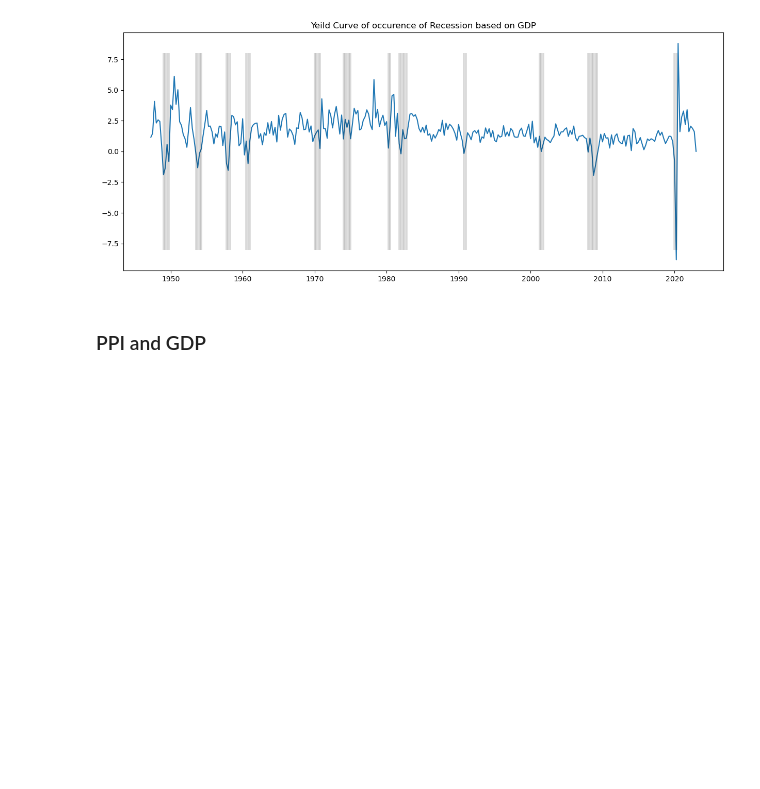
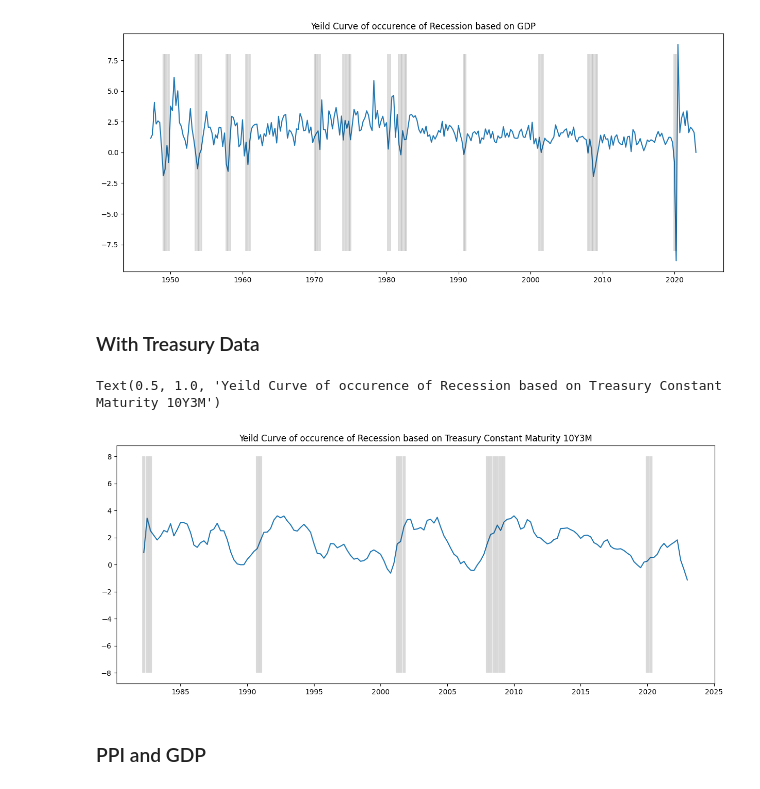
Before and after one commit to manalivs/Recession_Prediction_System, a Jupyter notebook: Recession_Project (1).ipynb, the cells around one changed output. Drawn from its saved outputs; the diff is of its cells as text; code cells hidden in the pictures; blank space fills up the shorter version.

```diff
--- a/Recession_Project (1).ipynb
+++ b/Recession_Project (1).ipynb
@@ -80,6 +85,21 @@ plt.title('Yeild Curve of occurence of Recession based on GDP')
 # %% [output]
 Text(0.5, 1.0, 'Yeild Curve of occurence of Recession based on GDP')
 [figure]
+# %% [markdown]
+### With Treasury Data
+# %%
+recession_trs = recession[recession['DATE'] > datetime(1982, 1, 1)]
+recession_trs.head()
+plt.figure(figsize=(15,6))
+plt.plot(recession_trs.DATE,recession_trs.TREASURY)
+#plt.vlines(x=[datetime(1947, 1, 1), datetime(2024, 1, 1)], y=recession_gdp.USRECQ, color='r', label='test lines')
+for index, row in recession_trs.iterrows():
+    if row.USRECQ == 1:
+        plt.vlines(x=row.DATE, ymin = -8, ymax = 8, color='k', alpha=0.15,linewidth = 4.4)
+plt.title('Yeild Curve of occurence of Recession based on Treasury Constant Maturity 10Y3M')
+# %% [output]
+Text(0.5, 1.0, 'Yeild Curve of occurence of Recession based on Treasury Constant Maturity 10Y3M')
+[figure, added]
 # %% [markdown]
 ### PPI and GDP
 # %%
```
Also changed, not shown: parts of 7 cells of this notebook.
